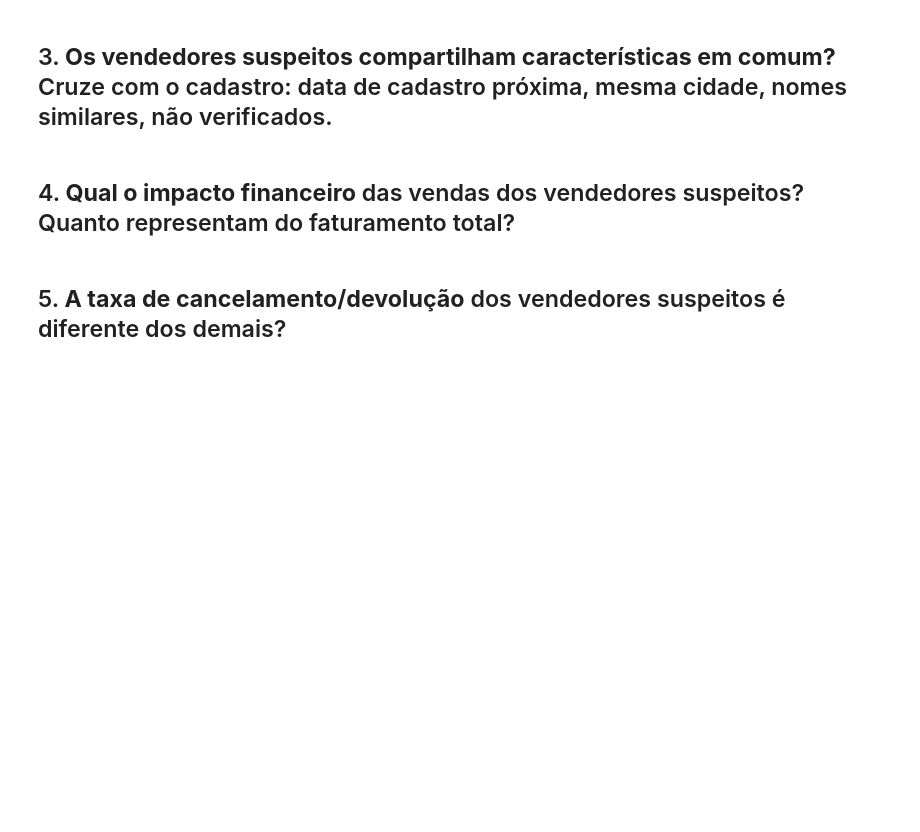
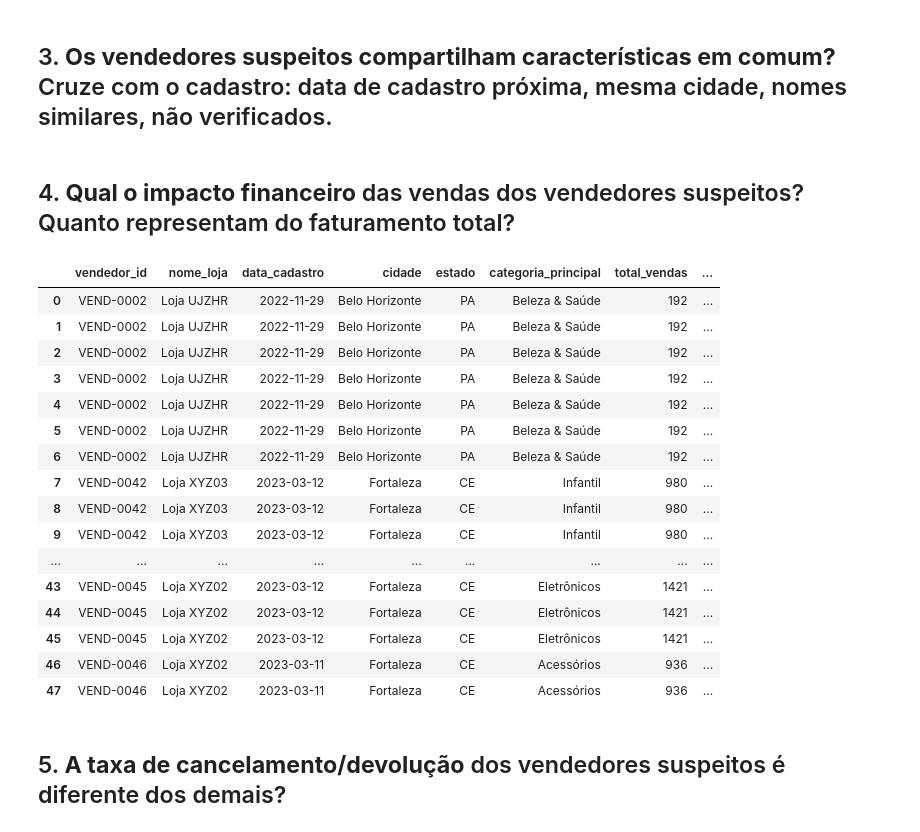
Before and after one commit to AlexDcoder/Opera-o-Marketplace-Fraude-em-E-commerce, a Jupyter notebook: notebooks/base_comparativo.ipynb, the cells around one changed output. Cells and saved outputs as stored; diff of their text form; code cells hidden in the pictures; blank space fills up the shorter version.

```diff
--- a/notebooks/base_comparativo.ipynb
+++ b/notebooks/base_comparativo.ipynb
@@ -922,6 +933,33 @@ array(['VEND-0002', 'VEND-0042', 'VEND-0043', 'VEND-0044', 'VEND-0046',
 ## 3. **Os vendedores suspeitos compartilham características em comum?** Cruze com o cadastro: data de cadastro próxima, mesma cidade, nomes similares, não verificados.
 # %% [markdown]
 ## 4. **Qual o impacto financeiro** das vendas dos vendedores suspeitos? Quanto representam do faturamento total?
+# %%
+lista_ids_suspeitos = df_vendedores_suspeitos['vendedor_id'].tolist()
+
+df_vendedores_principais = df_vendedores.query(f"vendedor_id in {lista_ids_suspeitos}")
+# %%
+df_vendedores_principais.merge(df_vendas,
+                               left_on=['vendedor_id','categoria_principal'],
+                               right_on=['vendedor_id', 'categoria']
+                               , how='left')
+# %% [output]
+|  | vendedor_id | nome_loja | data_cadastro | cidade | estado | categoria_principal | total_vendas | ... |
+| 0 | VEND-0002 | Loja UJZHR | 2022-11-29 | Belo Horizonte | PA | Beleza & Saúde | 192 | ... |
+| 1 | VEND-0002 | Loja UJZHR | 2022-11-29 | Belo Horizonte | PA | Beleza & Saúde | 192 | ... |
+| 2 | VEND-0002 | Loja UJZHR | 2022-11-29 | Belo Horizonte | PA | Beleza & Saúde | 192 | ... |
+| 3 | VEND-0002 | Loja UJZHR | 2022-11-29 | Belo Horizonte | PA | Beleza & Saúde | 192 | ... |
+| 4 | VEND-0002 | Loja UJZHR | 2022-11-29 | Belo Horizonte | PA | Beleza & Saúde | 192 | ... |
+| 5 | VEND-0002 | Loja UJZHR | 2022-11-29 | Belo Horizonte | PA | Beleza & Saúde | 192 | ... |
+| 6 | VEND-0002 | Loja UJZHR | 2022-11-29 | Belo Horizonte | PA | Beleza & Saúde | 192 | ... |
+| 7 | VEND-0042 | Loja XYZ03 | 2023-03-12 | Fortaleza | CE | Infantil | 980 | ... |
+| 8 | VEND-0042 | Loja XYZ03 | 2023-03-12 | Fortaleza | CE | Infantil | 980 | ... |
+| 9 | VEND-0042 | Loja XYZ03 | 2023-03-12 | Fortaleza | CE | Infantil | 980 | ... |
+| ... | ... | ... | ... | ... | ... | ... | ... | ... |
+| 43 | VEND-0045 | Loja XYZ02 | 2023-03-12 | Fortaleza | CE | Eletrônicos | 1421 | ... |
+| 44 | VEND-0045 | Loja XYZ02 | 2023-03-12 | Fortaleza | CE | Eletrônicos | 1421 | ... |
+| 45 | VEND-0045 | Loja XYZ02 | 2023-03-12 | Fortaleza | CE | Eletrônicos | 1421 | ... |
+| 46 | VEND-0046 | Loja XYZ02 | 2023-03-11 | Fortaleza | CE | Acessórios | 936 | ... |
+| 47 | VEND-0046 | Loja XYZ02 | 2023-03-11 | Fortaleza | CE | Acessórios | 936 | ... |
 # %% [markdown]
 ## 5. **A taxa de cancelamento/devolução** dos vendedores suspeitos é diferente dos demais?
 # %%
```
Also changed, not shown: parts of 26 cells of this notebook.
